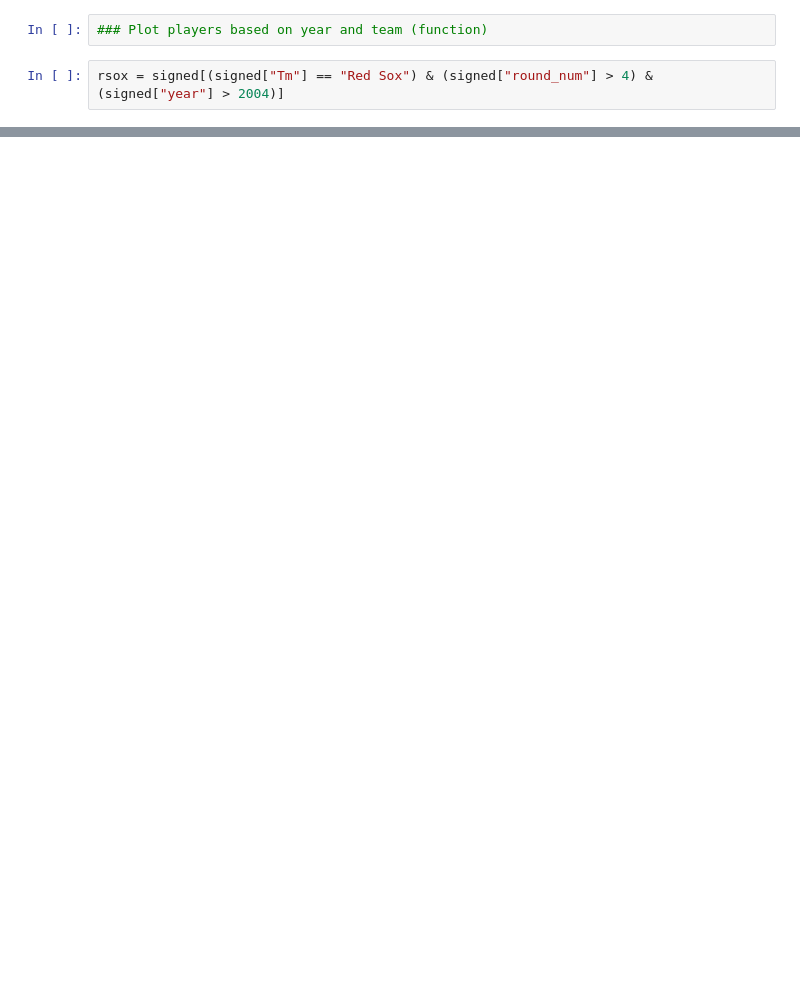
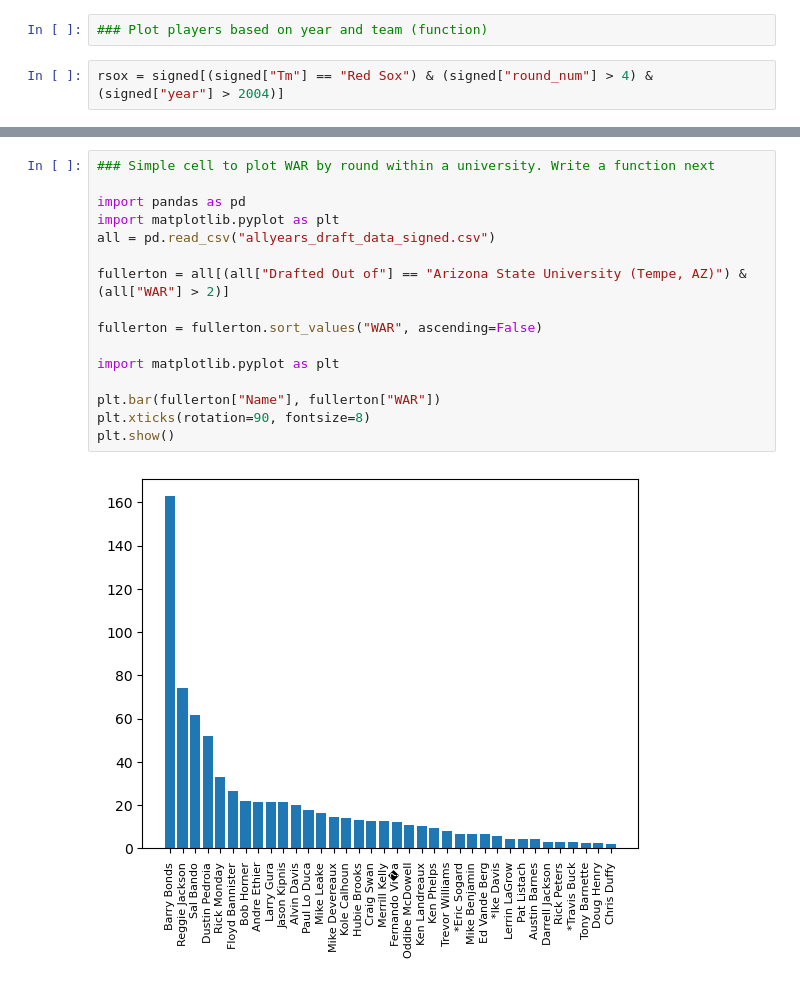
Before and after one commit to kndunlap/Python, a Jupyter notebook: Good notebooks/Baseball/rookie_ops.ipynb, the cells around one changed output, grey strips where cells are left out. Drawn from its saved outputs; the diff is of its cells as text; blank space fills up the shorter version.

```diff
--- a/Good notebooks/Baseball/rookie_ops.ipynb
+++ b/Good notebooks/Baseball/rookie_ops.ipynb
@@ -271,0 +276,18 @@ rsox.sort_values("WAR", ascending=False)
+# %%
+### Simple cell to plot WAR by round within a university. Write a function next
+
+import pandas as pd
+import matplotlib.pyplot as plt
+all = pd.read_csv("allyears_draft_data_signed.csv")
+
+fullerton = all[(all["Drafted Out of"] == "Arizona State University (Tempe, AZ)") & (all["WAR"] > 2)]
+
+fullerton = fullerton.sort_values("WAR", ascending=False)
+
+import matplotlib.pyplot as plt
+
+plt.bar(fullerton["Name"], fullerton["WAR"])
+plt.xticks(rotation=90, fontsize=8)
+plt.show()
+# %% [output]
+[figure, added]
```
Also changed, not shown: parts of 7 cells of this notebook.
